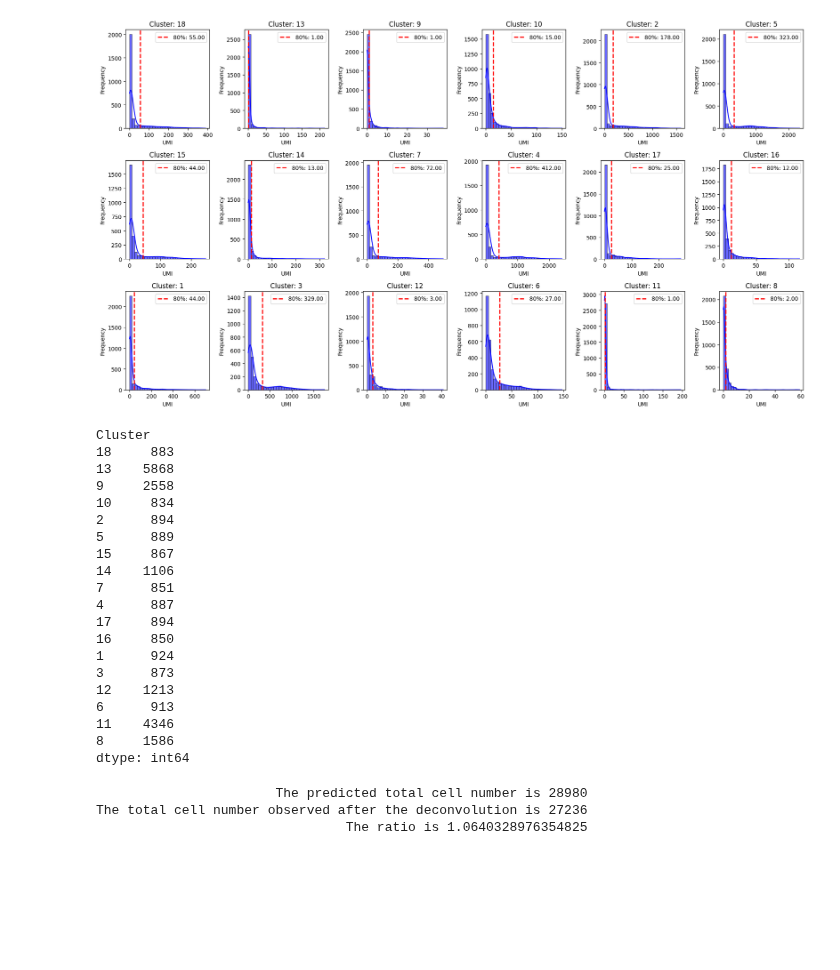
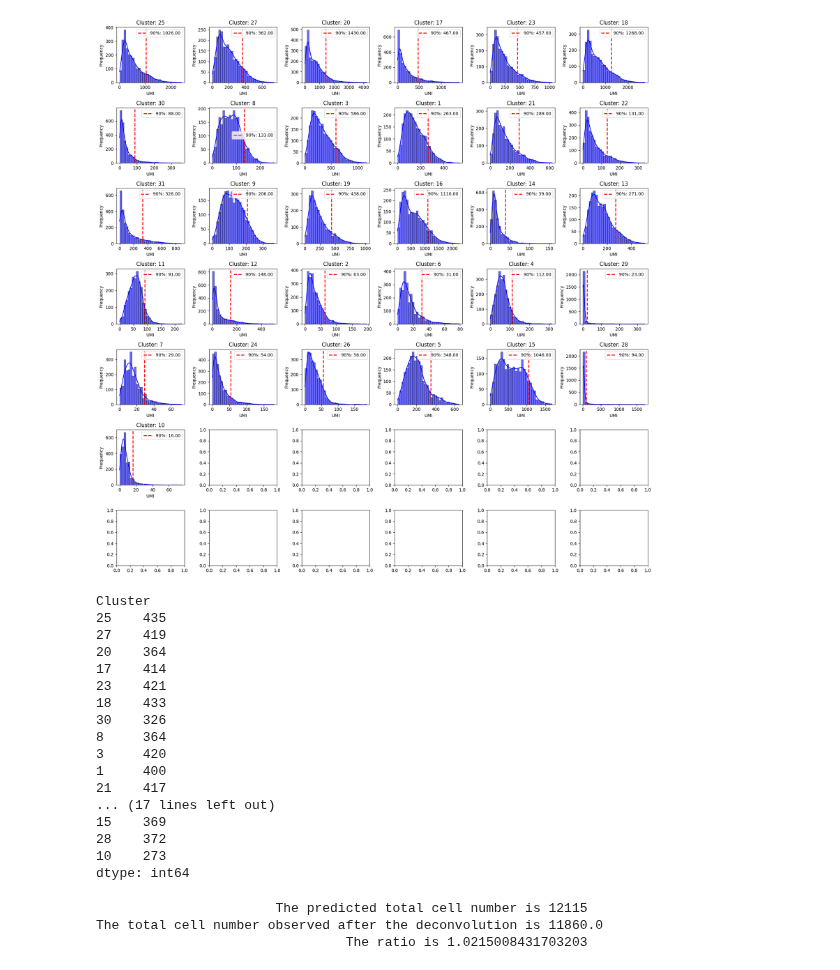
Before and after one commit to Perik-Zavodskii/CoexpressDeconvolve, a Jupyter notebook: StarMap for Visium-SD.ipynb, the cells around one changed output. Saved outputs shown, nothing was run; the diff lists cells and outputs as text; code cells hidden in the pictures; blank space fills up the shorter version.

```diff
--- a/StarMap for Visium-SD.ipynb
+++ b/StarMap for Visium-SD.ipynb
@@ -92,8 +101,8 @@ Visium.head()
 Metrics = pd.read_csv("./spatial/spatial_enrichment.csv")
 Metrics.set_index("Feature Name", inplace = True)
 Metrics.index.names = ['Gene']
-Metrics.drop(Metrics[Metrics['Feature Counts in Spots Under Tissue'] < 100].index, inplace=True)
-Metrics.head()
+Metrics.drop(Metrics[Metrics['Feature Counts in Spots Under Tissue'] < 250].index, inplace=True)
+Metrics
 # %% [output]
 |  | Feature ID | Feature Type | I | P value | Adjusted p value | Feature Counts in Spots Under Tissue | ... |
 | Gene |  |  |  |  |  |  | ... |
@@ -237,7 +269,7 @@ deconvolution
 # %%
 df = deconvolution.T
 
-percentile = 0.80 # 0.8 - 0.95 is the recommended range
+percentile = 0.9 # 0.8 - 0.95 is the recommended range
 
 from scipy.stats import nbinom
 
@@ -256,23 +288,23 @@ thresholds = {col: nbinom.ppf(percentile, nb_params_df.loc[col, "r"], nb_params_
 thresholds_df = pd.DataFrame.from_dict(thresholds, orient="index", columns=["UMI Th"])
 # %%
 # Plot histograms with percentile threshold lines
-fig, axes = plt.subplots(nrows=3, ncols=6, figsize=(18, 10))
+fig, axes = plt.subplots(nrows=7, ncols=6, figsize=(18, 18))
 axes = axes.flatten()
 
 for i, col in enumerate(df_numeric.columns):
     ax = axes[i]
     sns.histplot(df_numeric[col], bins=30, kde=True, color="blue", edgecolor="black", alpha=0.6, ax=ax)
-    ax.axvline(thresholds[col], color="red", linestyle="dashed", linewidth=2, label=f"80%: {thresholds[col]:.2f}")
+    ax.axvline(thresholds[col], color="red", linestyle="dashed", linewidth=2, label=f"90%: {thresholds[col]:.2f}")
     ax.set_title(f"Cluster: {col}")
     ax.set_xlabel("UMI")
     ax.set_ylabel("Frequency")
     ax.legend()
 
 # Adjust layout
 plt.tight_layout()
 plt.show()
 # %% [output]
-[figure, old version]
+[figure, new version]
 # %%
 # thresholds_df.T
 # %%
@@ -321,36 +353,33 @@ cell_count = cell_count.fillna(0).astype(int)
 cell_count.T.sum()
 # %% [output]
 Cluster
-18     883
-13    5868
-9     2558
-10     834
-2      894
-5      889
-15     867
-14    1106
-7      851
-4      887
-17     894
-16     850
-1      924
-3      873
-12    1213
-6      913
-11    4346
-8     1586
+25    435
+27    419
+20    364
+17    414
+23    421
+18    433
+30    326
+8     364
+3     420
+1     400
+21    417
+... (17 lines left out)
+15    369
+28    372
+10    273
 dtype: int64
 # %%
-cells_per_spot = 10 # Set putative meadian cell per spot count
+cells_per_spot = 5 # Set putative meadian cell per spot count
 spots = deconvolution.shape[1]
 
 print(f'                       The predicted total cell number is {spots * cells_per_spot}')
 print(f'The total cell number observed after the deconvolution is {cell_count.T.sum().sum()}')
 print(f'                                The ratio is {(spots * cells_per_spot)/(cell_count.T.sum().sum())}')
 # %% [output]
-                       The predicted total cell number is 28980
-The total cell number observed after the deconvolution is 27236
-                                The ratio is 1.0640328976354825
+                       The predicted total cell number is 12115
+The total cell number observed after the deconvolution is 11860.0
+                                The ratio is 1.0215008431703203
 # %%
 # Call Putative cell clusters per spot
 
```
Also changed, not shown: parts of 15 cells of this notebook, 1 other file.
